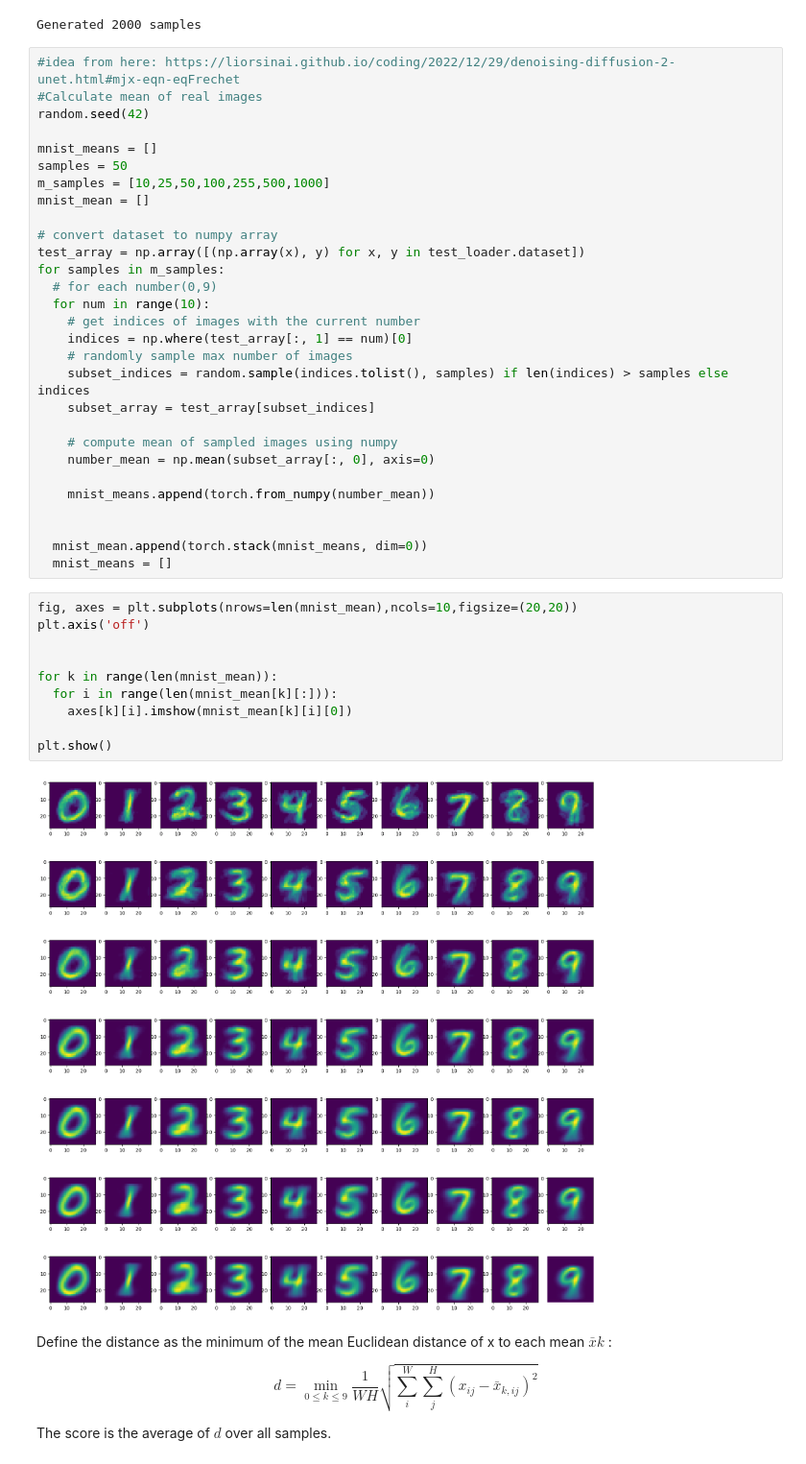
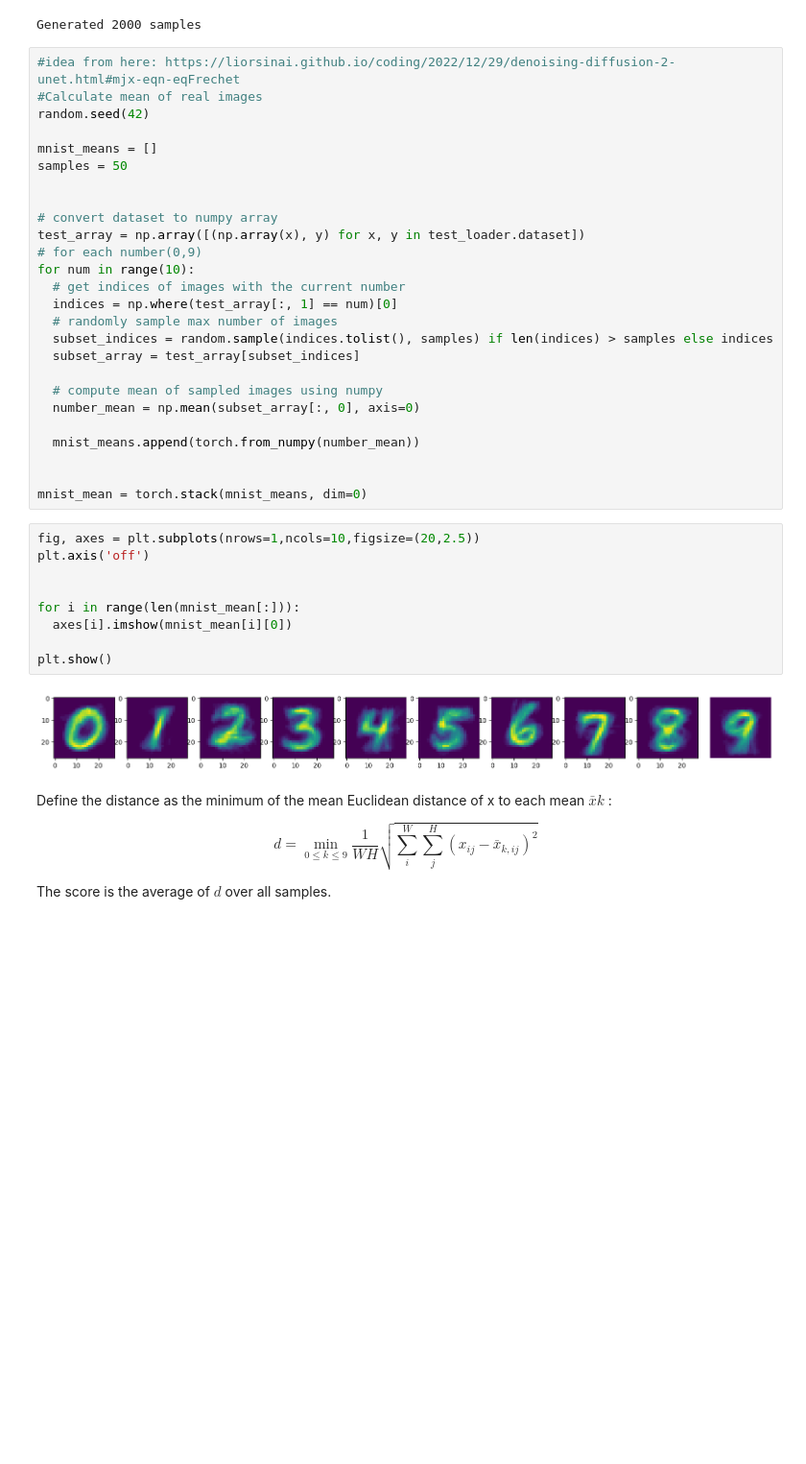
Before and after one commit to DimitrisMitroulis/NN-Projects, a Jupyter notebook: GANs/cond_gan(int)_pytorch_evalute.ipynb, the cells around one changed output. Shown at 96% size. Saved outputs shown, nothing was run; the diff lists cells and outputs as text; blank space fills up the shorter version.

```diff
--- a/GANs/cond_gan(int)_pytorch_evalute.ipynb
+++ b/GANs/cond_gan(int)_pytorch_evalute.ipynb
@@ -363,40 +363,36 @@ random.seed(42)
 
 mnist_means = []
 samples = 50
-m_samples = [10,25,50,100,255,500,1000]
-mnist_mean = []
+
 
 # convert dataset to numpy array
 test_array = np.array([(np.array(x), y) for x, y in test_loader.dataset])
-for samples in m_samples:
-  # for each number(0,9)
-  for num in range(10):
-    # get indices of images with the current number
-    indices = np.where(test_array[:, 1] == num)[0]
-    # randomly sample max number of images
-    subset_indices = random.sample(indices.tolist(), samples) if len(indices) > samples else indices
-    subset_array = test_array[subset_indices]
+# for each number(0,9)
+for num in range(10):
+  # get indices of images with the current number
+  indices = np.where(test_array[:, 1] == num)[0]
+  # randomly sample max number of images
+  subset_indices = random.sample(indices.tolist(), samples) if len(indices) > samples else indices
+  subset_array = test_array[subset_indices]
 
-    # compute mean of sampled images using numpy
-    number_mean = np.mean(subset_array[:, 0], axis=0)
+  # compute mean of sampled images using numpy
+  number_mean = np.mean(subset_array[:, 0], axis=0)
 
-    mnist_means.append(torch.from_numpy(number_mean))
+  mnist_means.append(torch.from_numpy(number_mean))
 
 
-  mnist_mean.append(torch.stack(mnist_means, dim=0))
-  mnist_means = []
+mnist_mean = torch.stack(mnist_means, dim=0)
 # %%
-fig, axes = plt.subplots(nrows=len(mnist_mean),ncols=10,figsize=(20,20))
+fig, axes = plt.subplots(nrows=1,ncols=10,figsize=(20,2.5))
 plt.axis('off')
 
 
-for k in range(len(mnist_mean)):
-  for i in range(len(mnist_mean[k][:])):
-    axes[k][i].imshow(mnist_mean[k][i][0])
+for i in range(len(mnist_mean[:])):
+  axes[i].imshow(mnist_mean[i][0])
 
 plt.show()
 # %% [output]
-[figure, old version]
+[figure, new version]
 # %% [markdown]
 Define the distance as the minimum of the mean Euclidean distance of x
 to each mean $\bar{x}k$ :
```
Also changed, not shown: parts of 4 cells of this notebook.
